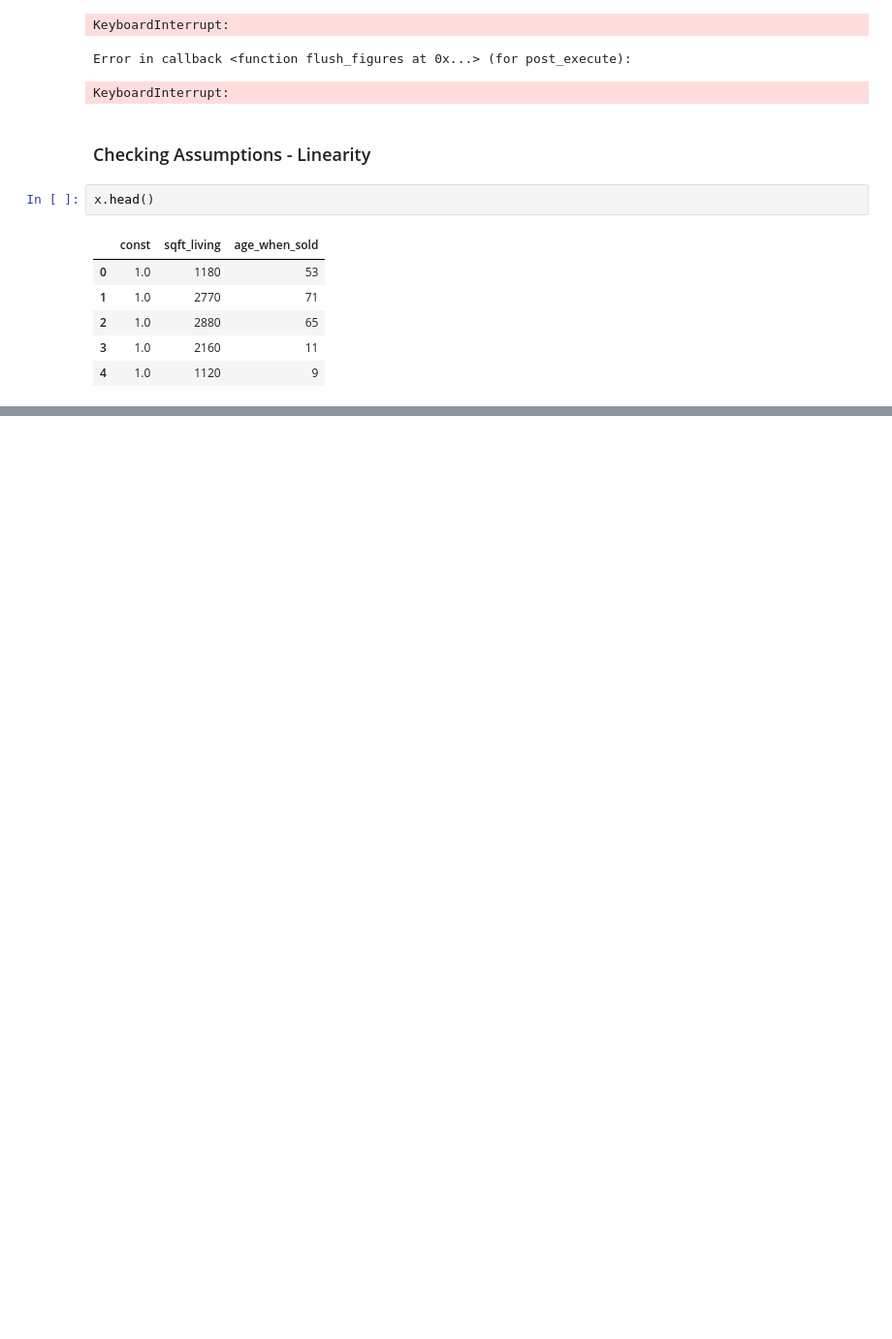
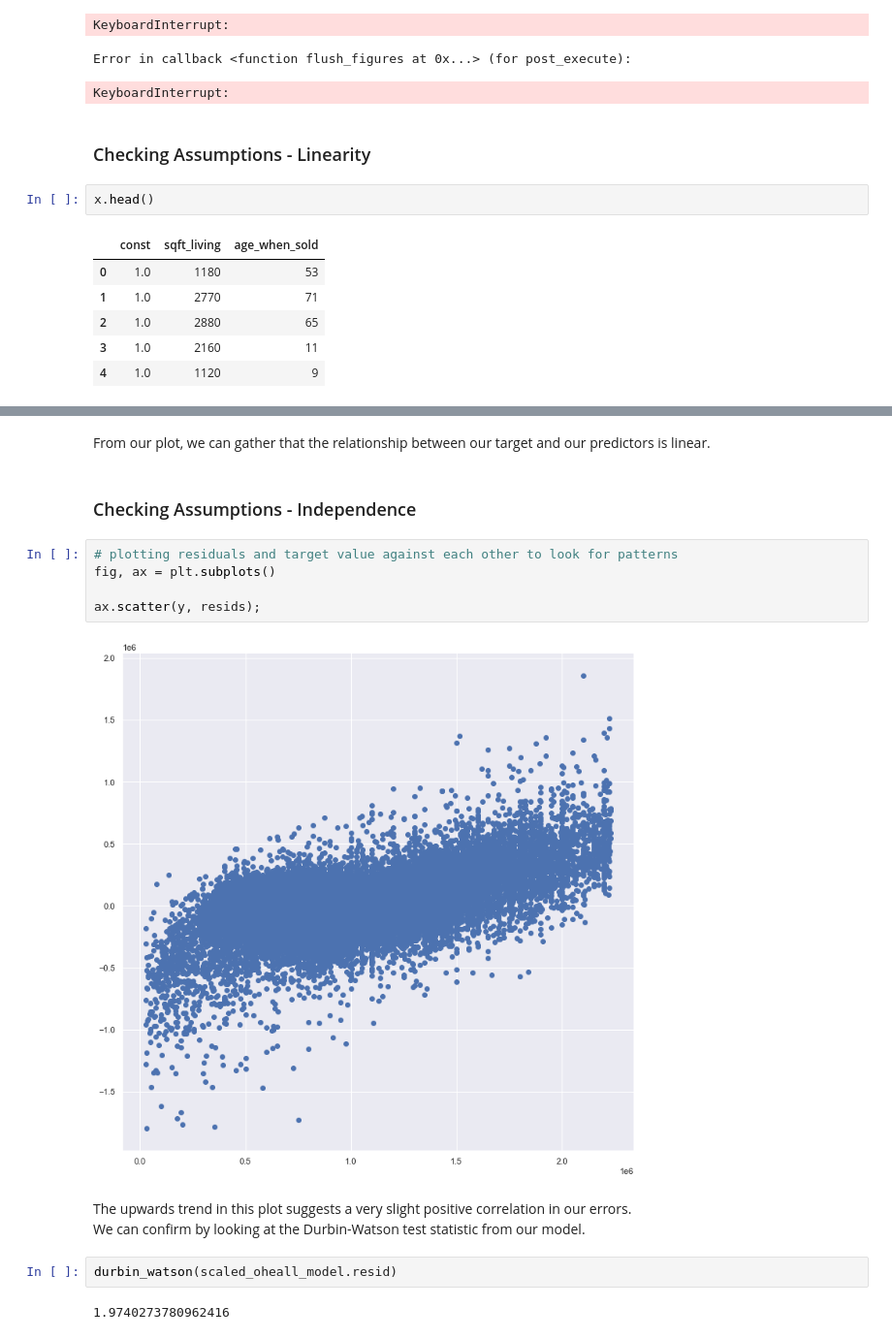
Before and after one commit to ilanhaskel/Real_Estate_Sale_Price_Predictor, a Jupyter notebook: eda_clean_ilan_assumptions.ipynb, the cells around one changed output, grey strips where cells are left out. Shown at 97% size. Saved outputs shown, nothing was run; the diff lists cells and outputs as text; blank space fills up the shorter version.

```diff
--- a/eda_clean_ilan_assumptions.ipynb
+++ b/eda_clean_ilan_assumptions.ipynb
@@ -875,0 +879,18 @@ plt.suptitle('Residuals Vs. Predictions');
+# %% [markdown]
+From our plot, we can gather that the relationship between our target and our predictors is linear.
+# %% [markdown]
+### Checking Assumptions - Independence
+# %%
+# plotting residuals and target value against each other to look for patterns
+fig, ax = plt.subplots()
+
+ax.scatter(y, resids);
+# %% [output]
+[figure, added]
+# %% [markdown]
+The upwards trend in this plot suggests a very slight positive correlation in our errors.
+We can confirm by looking at the Durbin-Watson test statistic from our model.
+# %%
+durbin_watson(scaled_oheall_model.resid)
+# %% [output]
+1.9740273780962416
```
Also changed, not shown: parts of 35 cells of this notebook.
